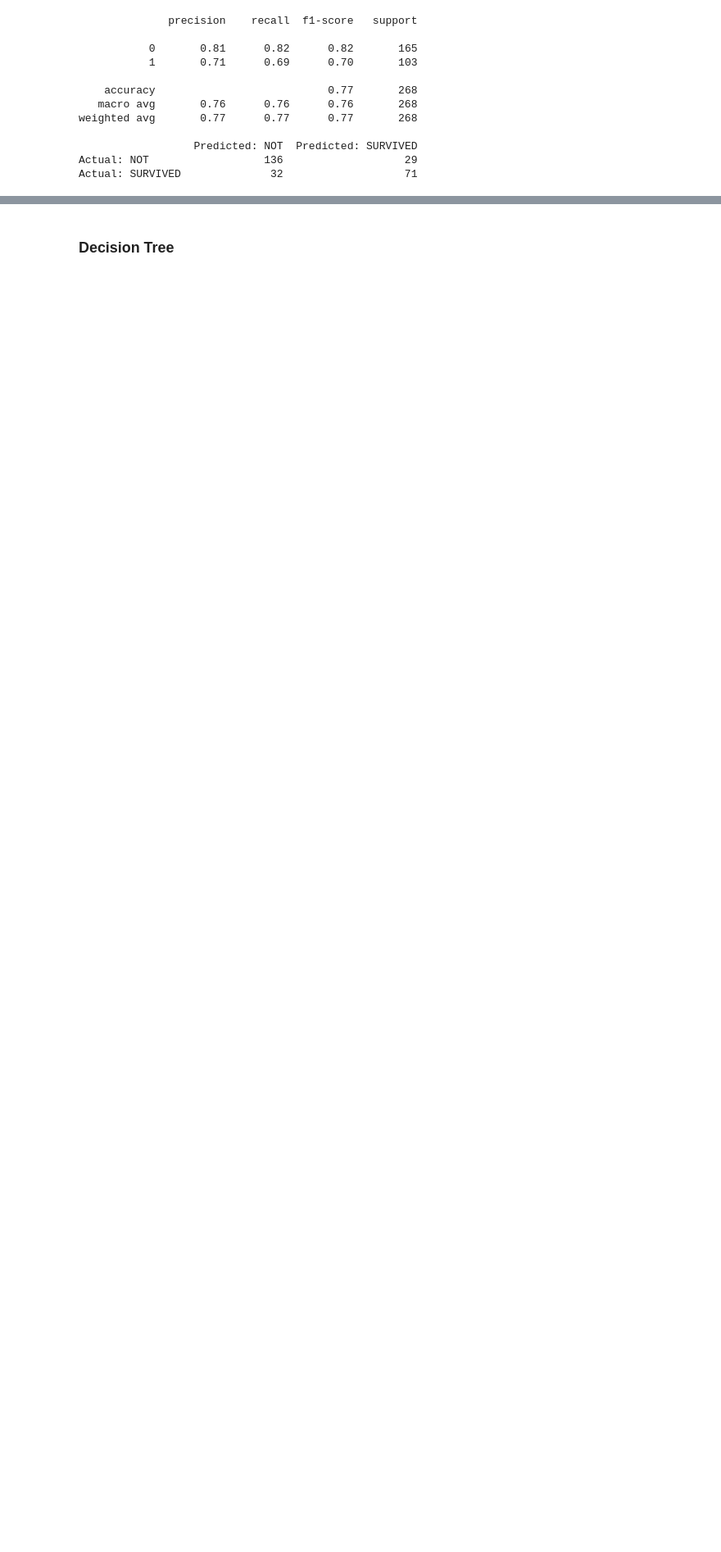
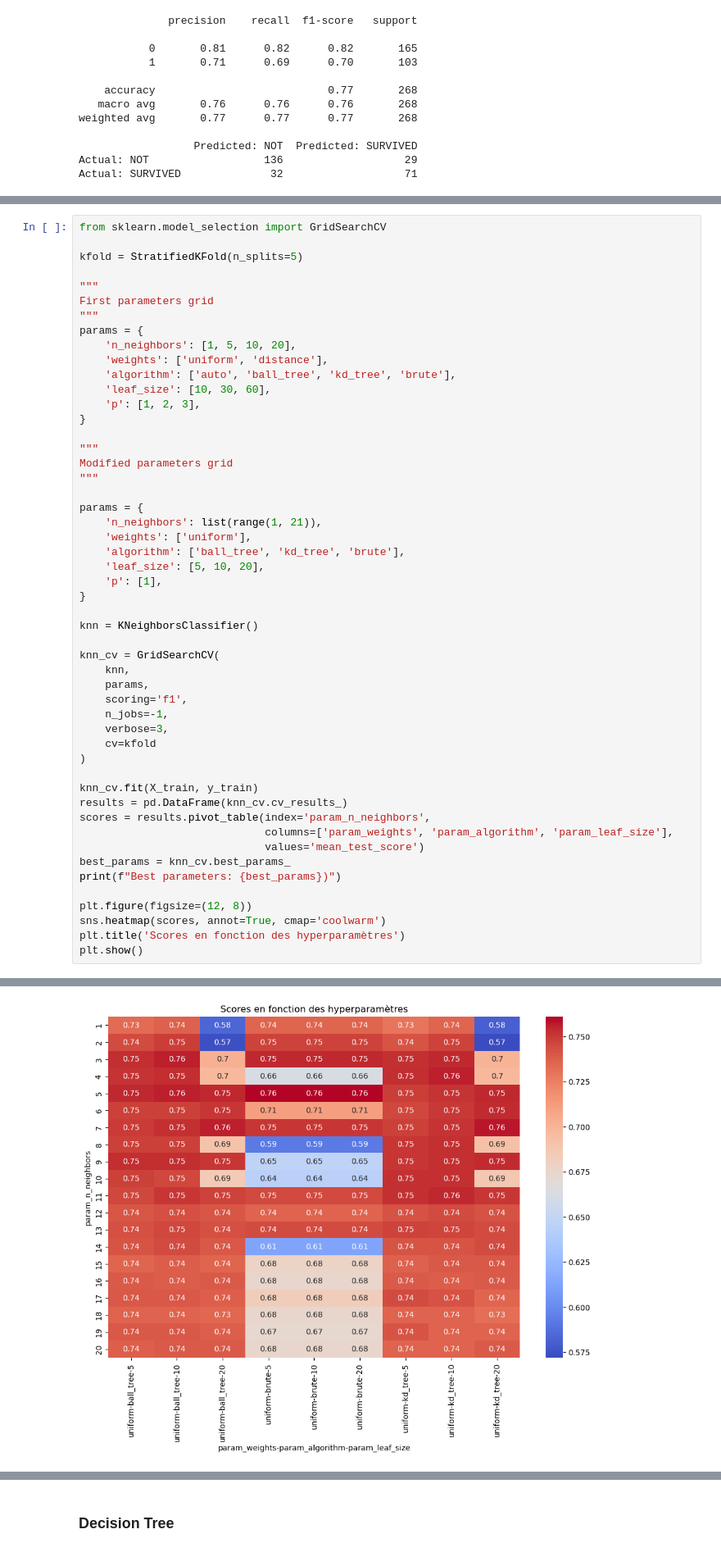
Before and after one commit to FrankLloyd83/kaggle_titanic, a Jupyter notebook: titanic.ipynb, the cells around one changed output, grey strips where cells are left out. Shown at 82% size. Saved outputs shown, nothing was run; the diff lists cells and outputs as text; blank space fills up the shorter version.

```diff
--- a/titanic.ipynb
+++ b/titanic.ipynb
@@ -1389,0 +1423,52 @@ Actual: SURVIVED              32                   71
+# %%
+from sklearn.model_selection import GridSearchCV
+
+kfold = StratifiedKFold(n_splits=5)
+
+"""
+First parameters grid
+"""
+params = {
+    'n_neighbors': [1, 5, 10, 20],
+    'weights': ['uniform', 'distance'],
+    'algorithm': ['auto', 'ball_tree', 'kd_tree', 'brute'],
+    'leaf_size': [10, 30, 60],
+    'p': [1, 2, 3],
+}
+
+"""
+Modified parameters grid
+"""
+
+params = {
+    'n_neighbors': list(range(1, 21)),
+    'weights': ['uniform'],
+    'algorithm': ['ball_tree', 'kd_tree', 'brute'],
+    'leaf_size': [5, 10, 20],
+    'p': [1],
+}
+
+knn = KNeighborsClassifier()
+
+knn_cv = GridSearchCV(
+    knn,
+    params,
+    scoring='f1',
+    n_jobs=-1,
+    verbose=3,
+    cv=kfold
+)
+
+knn_cv.fit(X_train, y_train)
+results = pd.DataFrame(knn_cv.cv_results_)
+scores = results.pivot_table(index='param_n_neighbors',
+                             columns=['param_weights', 'param_algorithm', 'param_leaf_size'],
+                             values='mean_test_score')
+best_params = knn_cv.best_params_
+print(f"Best parameters: {best_params})")
+
+plt.figure(figsize=(12, 8))
+sns.heatmap(scores, annot=True, cmap='coolwarm')
+plt.title('Scores en fonction des hyperparamètres')
+plt.show()
+# %% [output]
@@ -1389,0 +1477 @@ Actual: SURVIVED              32                   71
+[figure, added]
```
Also changed, not shown: parts of 50 cells of this notebook.
